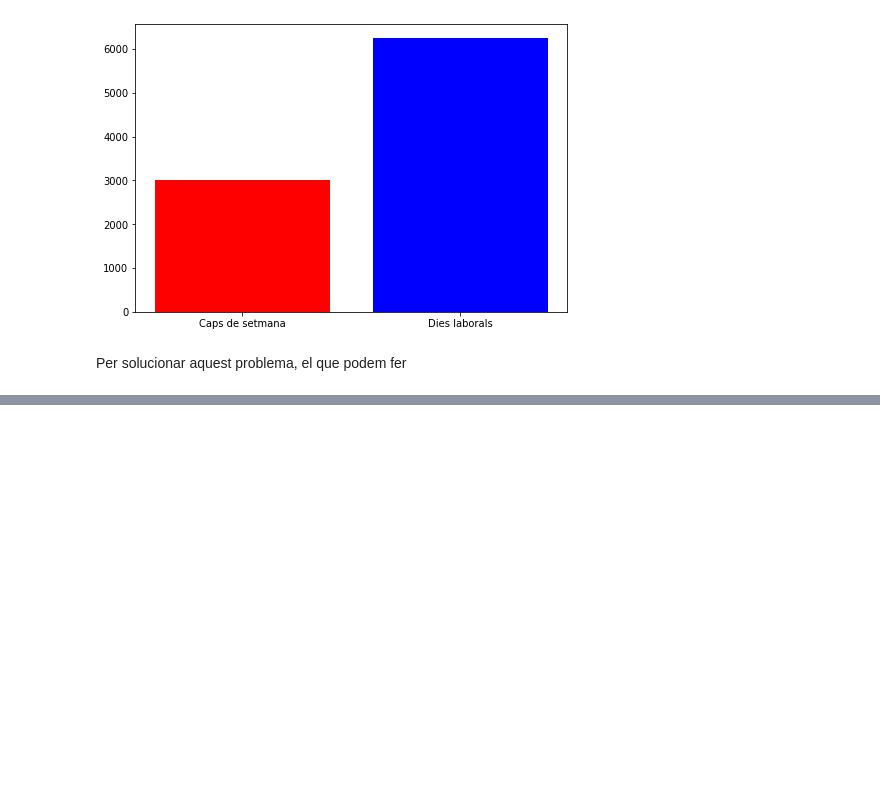
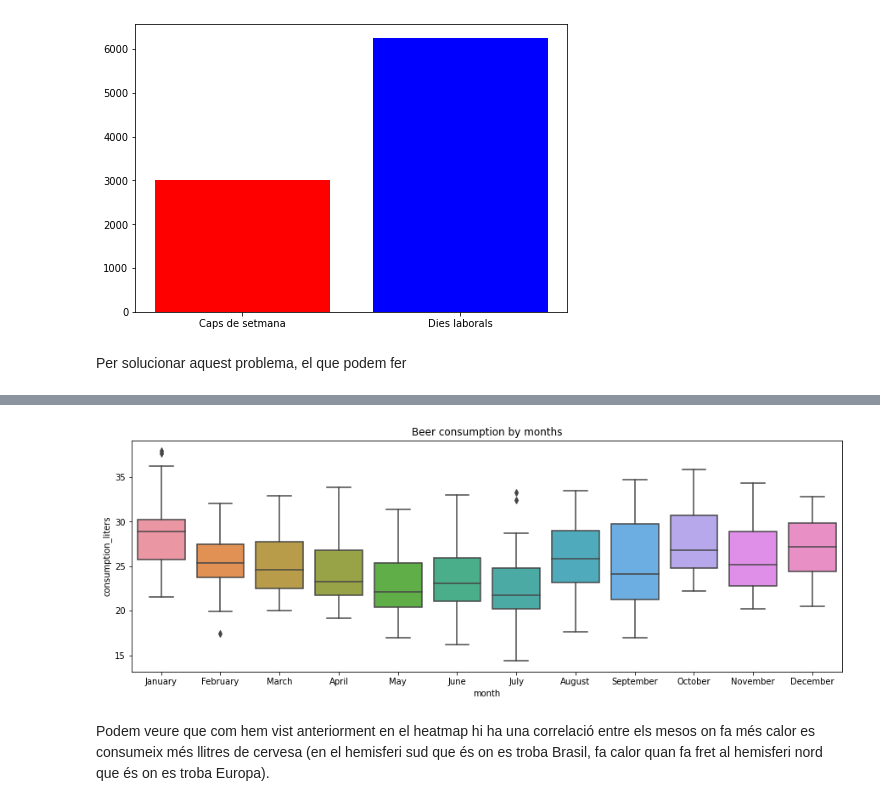
Before and after one commit to josepmdc/ApC-PLAB1, a Jupyter notebook: PLAB1.ipynb, the cells around one changed output, grey strips where cells are left out. Saved outputs shown, nothing was run; the diff lists cells and outputs as text; code cells hidden in the pictures; blank space fills up the shorter version.

```diff
--- a/PLAB1.ipynb
+++ b/PLAB1.ipynb
@@ -90,0 +92,2 @@ ax = sns.heatmap(dataset.corr(), annot=True, linewidths=.5)
+# %%
+dataset['date'] = pd.to_datetime(dataset['date'])
@@ -90,0 +96,4 @@ ax = sns.heatmap(dataset.corr(), annot=True, linewidths=.5)
+# %%
+dataset['month'] = dataset['date'].apply(lambda x: x.strftime('%B'))
+dataset['day'] = dataset['date'].apply(lambda x: x.strftime('%A'))
+dataset.head()
@@ -90,0 +107,9 @@ ax = sns.heatmap(dataset.corr(), annot=True, linewidths=.5)
+# %%
+plt.figure(figsize=(15, 5))
+plt.title("Beer consumption by months")
+ax = sns.boxplot(data=dataset, x = "month", y = "consumption_liters")
+plt.show()
+# %% [output]
+[figure, added]
+# %% [markdown]
+Podem veure que com hem vist anteriorment en el heatmap hi ha una correlació entre els mesos on fa més calor es consumeix més llitres de cervesa (en el hemisferi sud que és on es troba Brasil, fa calor quan fa fret al hemisferi nord que és on es troba Europa).
```
Also changed, not shown: parts of 10 cells of this notebook, 1 other file.
